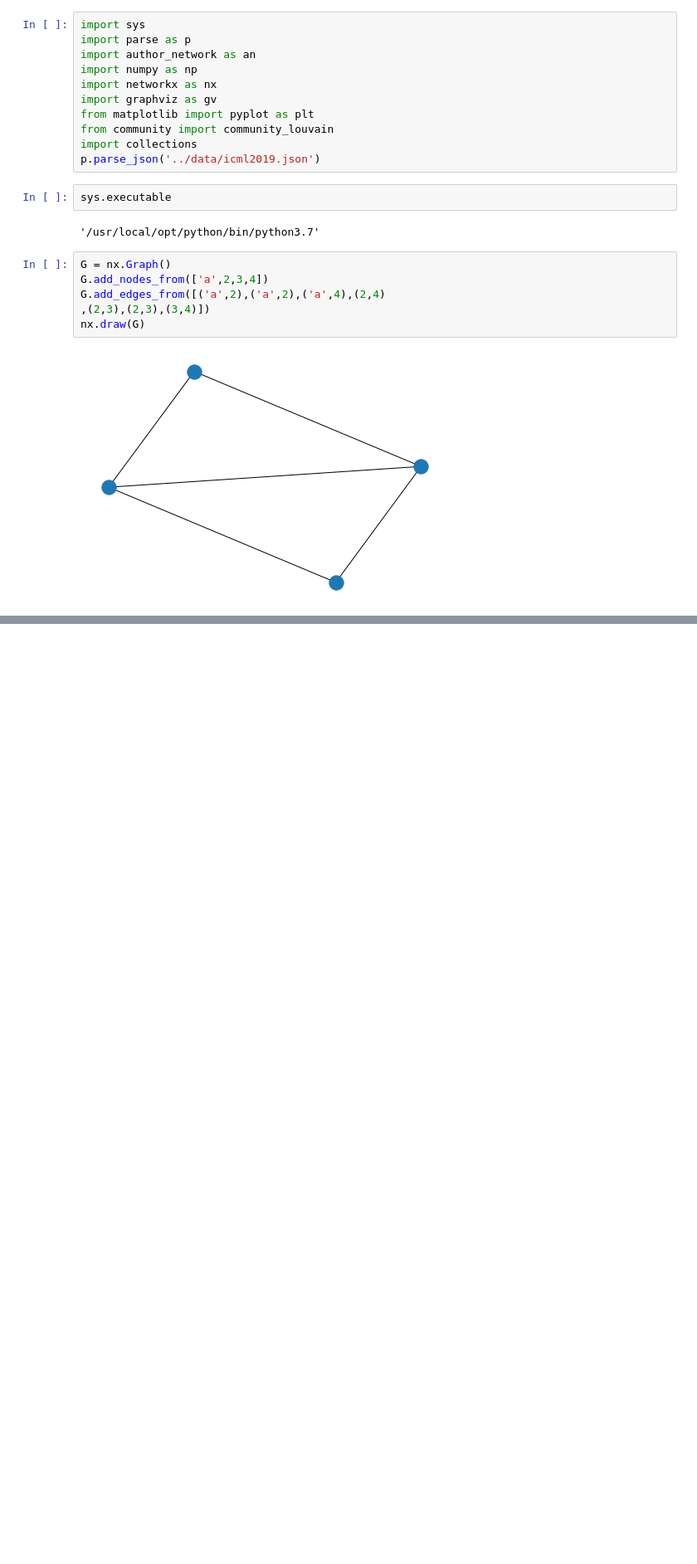
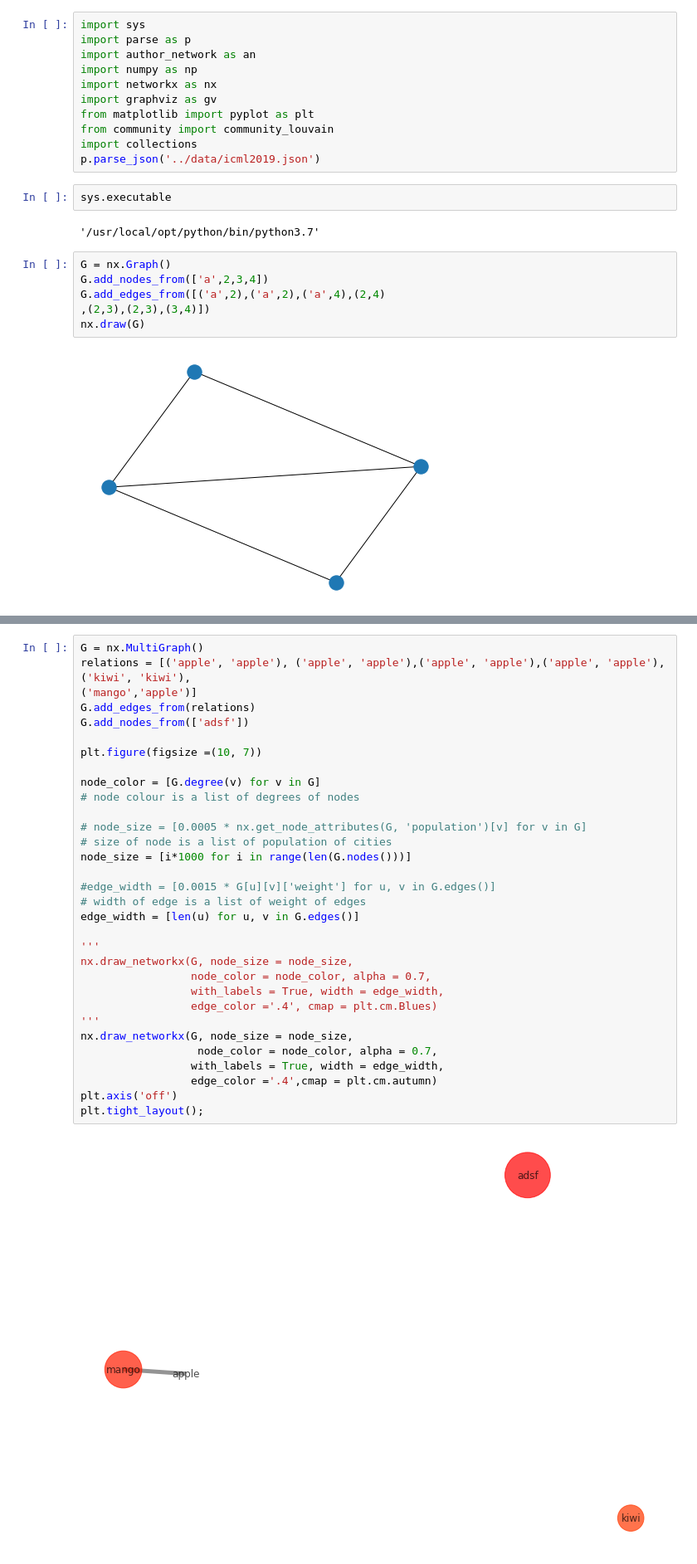
Before and after one commit to hera0109/Intern_prestudy2020, a Jupyter notebook: network_analysis/test.ipynb, the cells around one changed output, grey strips where cells are left out. Shown at 83% size. Saved outputs shown, nothing was run; the diff lists cells and outputs as text; blank space fills up the shorter version.

Commit message:
Adding nodes with no co-workers

```diff
--- a/network_analysis/test.ipynb
+++ b/network_analysis/test.ipynb
@@ -56,0 +57,34 @@ plt.tight_layout();
+# %%
+G = nx.MultiGraph()
+relations = [('apple', 'apple'), ('apple', 'apple'),('apple', 'apple'),('apple', 'apple'),('kiwi', 'kiwi'),
+('mango','apple')]
+G.add_edges_from(relations)
+G.add_nodes_from(['adsf'])
+
+plt.figure(figsize =(10, 7))
+
+node_color = [G.degree(v) for v in G]
+# node colour is a list of degrees of nodes
+
+# node_size = [0.0005 * nx.get_node_attributes(G, 'population')[v] for v in G]
+# size of node is a list of population of cities
+node_size = [i*1000 for i in range(len(G.nodes()))]
+
+#edge_width = [0.0015 * G[u][v]['weight'] for u, v in G.edges()]
+# width of edge is a list of weight of edges
+edge_width = [len(u) for u, v in G.edges()]
+
+'''
+nx.draw_networkx(G, node_size = node_size,
+                 node_color = node_color, alpha = 0.7,
+                 with_labels = True, width = edge_width,
+                 edge_color ='.4', cmap = plt.cm.Blues)
+'''
+nx.draw_networkx(G, node_size = node_size,
+                  node_color = node_color, alpha = 0.7,
+                 with_labels = True, width = edge_width,
+                 edge_color ='.4',cmap = plt.cm.autumn)
+plt.axis('off')
+plt.tight_layout();
+# %% [output]
+[figure, added]
```
Also changed, not shown: parts of 2 cells of this notebook, 3 other files.
